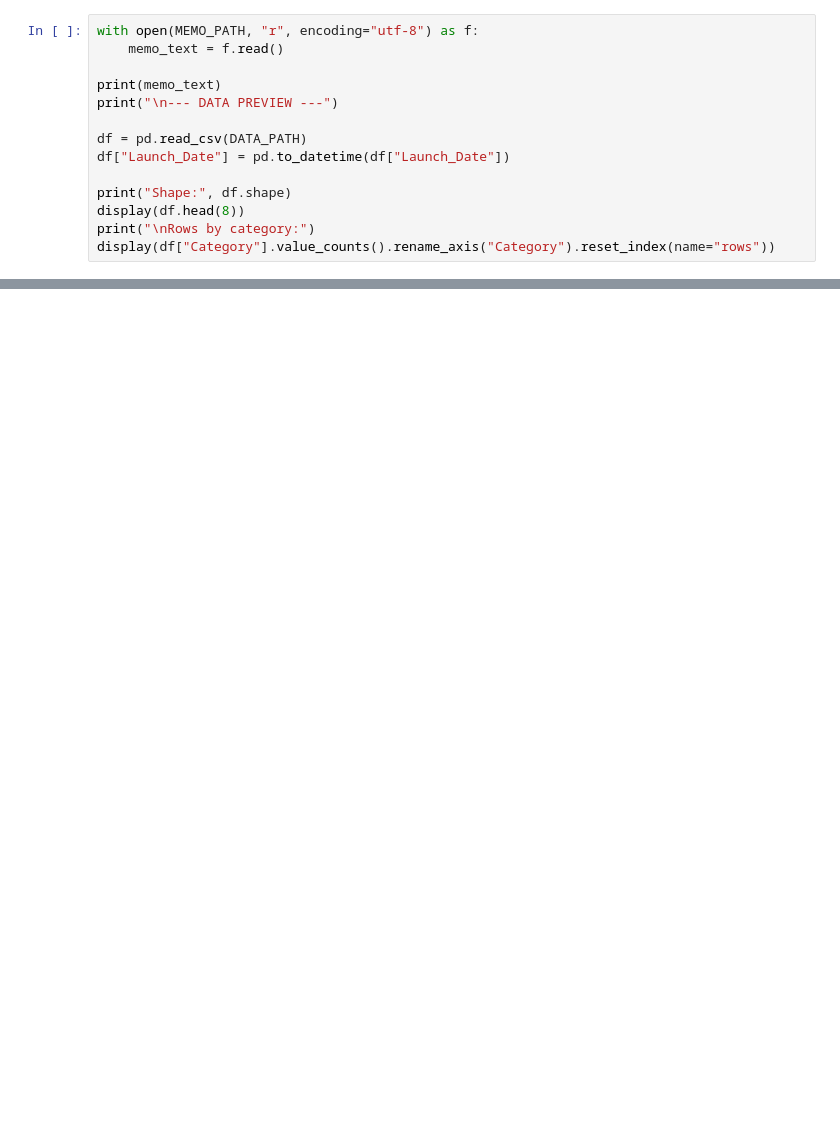
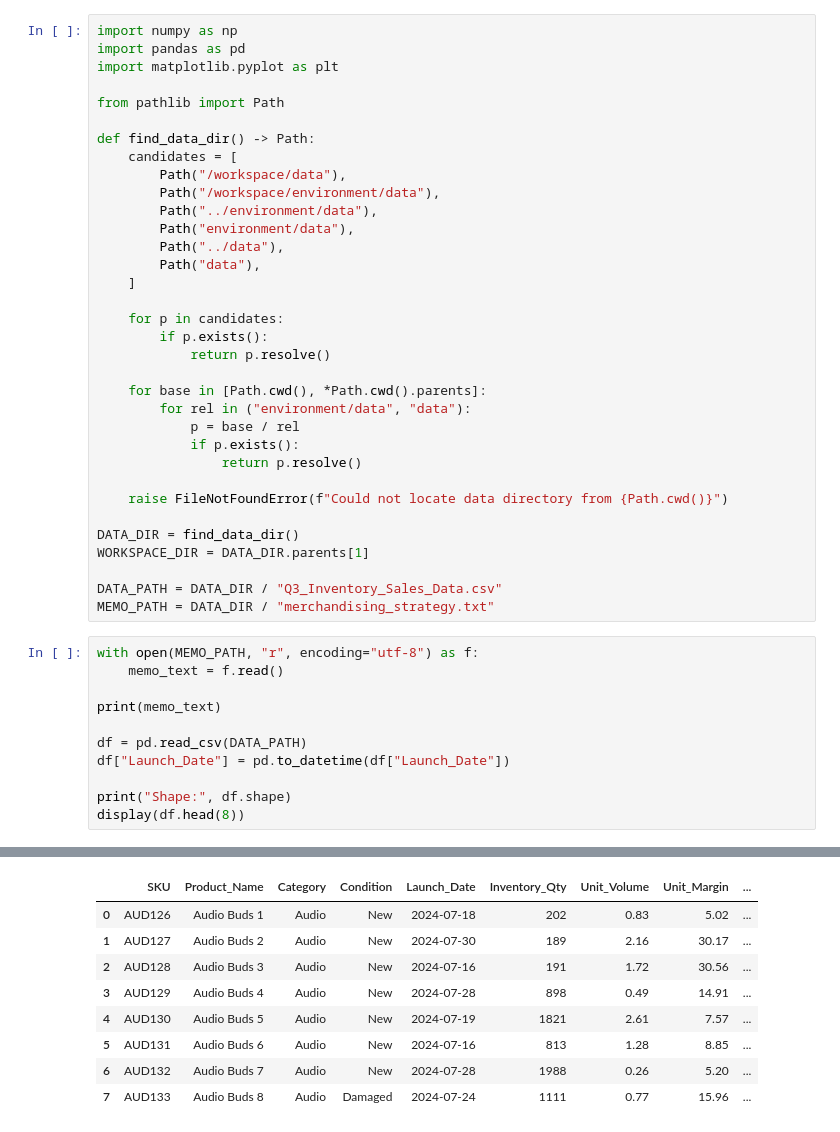
Before and after one commit to brpuneet898/BA_colab_bench_tasks, a Jupyter notebook: warehouse_liquidation_task/solution/solution.ipynb, the cells around one changed output, grey strips where cells are left out. Saved outputs shown, nothing was run; the diff lists cells and outputs as text; blank space fills up the shorter version.

```diff
--- a/warehouse_liquidation_task/solution/solution.ipynb
+++ b/warehouse_liquidation_task/solution/solution.ipynb
@@ -39,14 +5,46 @@ SALES_COLUMNS = [f"Week_{i}" for i in range(1, 13)]
+# %%
+import numpy as np
+import pandas as pd
+import matplotlib.pyplot as plt
+
+from pathlib import Path
+
+def find_data_dir() -> Path:
+    candidates = [
+        Path("/workspace/data"),
+        Path("/workspace/environment/data"),
+        Path("../environment/data"),
+        Path("environment/data"),
+        Path("../data"),
+        Path("data"),
+    ]
+
+    for p in candidates:
+        if p.exists():
+            return p.resolve()
+
+    for base in [Path.cwd(), *Path.cwd().parents]:
+        for rel in ("environment/data", "data"):
+            p = base / rel
+            if p.exists():
+                return p.resolve()
+
+    raise FileNotFoundError(f"Could not locate data directory from {Path.cwd()}")
+
+DATA_DIR = find_data_dir()
+WORKSPACE_DIR = DATA_DIR.parents[1]
+
+DATA_PATH = DATA_DIR / "Q3_Inventory_Sales_Data.csv"
+MEMO_PATH = DATA_DIR / "merchandising_strategy.txt"
 # %%
 with open(MEMO_PATH, "r", encoding="utf-8") as f:
     memo_text = f.read()
 
 print(memo_text)
-print("\n--- DATA PREVIEW ---")
 
 df = pd.read_csv(DATA_PATH)
 df["Launch_Date"] = pd.to_datetime(df["Launch_Date"])
 
 print("Shape:", df.shape)
 display(df.head(8))
-print("\nRows by category:")
-display(df["Category"].value_counts().rename_axis("Category").reset_index(name="rows"))
+# %% [output]
@@ -52,0 +68,9 @@ display(df["Category"].value_counts().rename_axis("Category").reset_index(name="
+|  | SKU | Product_Name | Category | Condition | Launch_Date | Inventory_Qty | Unit_Volume | Unit_Margin | ... |
+| 0 | AUD126 | Audio Buds 1 | Audio | New | 2024-07-18 | 202 | 0.83 | 5.02 | ... |
+| 1 | AUD127 | Audio Buds 2 | Audio | New | 2024-07-30 | 189 | 2.16 | 30.17 | ... |
+| 2 | AUD128 | Audio Buds 3 | Audio | New | 2024-07-16 | 191 | 1.72 | 30.56 | ... |
+| 3 | AUD129 | Audio Buds 4 | Audio | New | 2024-07-28 | 898 | 0.49 | 14.91 | ... |
+| 4 | AUD130 | Audio Buds 5 | Audio | New | 2024-07-19 | 1821 | 2.61 | 7.57 | ... |
+| 5 | AUD131 | Audio Buds 6 | Audio | New | 2024-07-16 | 813 | 1.28 | 8.85 | ... |
+| 6 | AUD132 | Audio Buds 7 | Audio | New | 2024-07-28 | 1988 | 0.26 | 5.20 | ... |
+| 7 | AUD133 | Audio Buds 8 | Audio | Damaged | 2024-07-24 | 1111 | 0.77 | 15.96 | ... |
```
Also changed, not shown: parts of 23 cells of this notebook, 3 other files.
